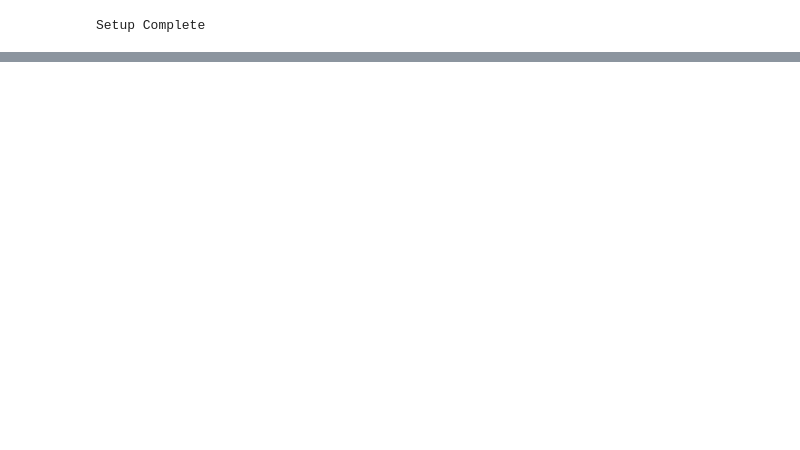
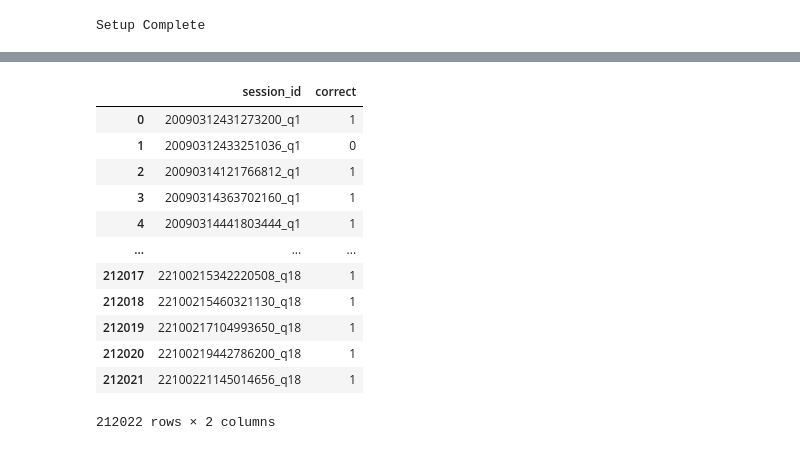
Before and after one commit to sjaureguimodo/kaggle-notebooks, a Jupyter notebook: predict-student-performance-from-game-play.ipynb, the cells around one changed output, grey strips where cells are left out. Cells and saved outputs as stored; diff of their text form; code cells hidden in the pictures; blank space fills up the shorter version.

```diff
--- a/predict-student-performance-from-game-play.ipynb
+++ b/predict-student-performance-from-game-play.ipynb
@@ -61,0 +65,18 @@ df
+# %%
+df_train_labels_filepath ='/kaggle/input/predict-student-performance-from-game-play/train_labels.csv'
+df_train_labels = pd.read_csv(df_train_labels_filepath)
+df_train_labels
+# %% [output]
+|  | session_id | correct |
+| 0 | 20090312431273200_q1 | 1 |
+| 1 | 20090312433251036_q1 | 0 |
+| 2 | 20090314121766812_q1 | 1 |
+| 3 | 20090314363702160_q1 | 1 |
+| 4 | 20090314441803444_q1 | 1 |
+| ... | ... | ... |
+| 212017 | 22100215342220508_q18 | 1 |
+| 212018 | 22100215460321130_q18 | 1 |
+| 212019 | 22100217104993650_q18 | 1 |
+| 212020 | 22100219442786200_q18 | 1 |
+| 212021 | 22100221145014656_q18 | 1 |
+212022 rows × 2 columns
```
Also changed, not shown: parts of 6 cells of this notebook.
